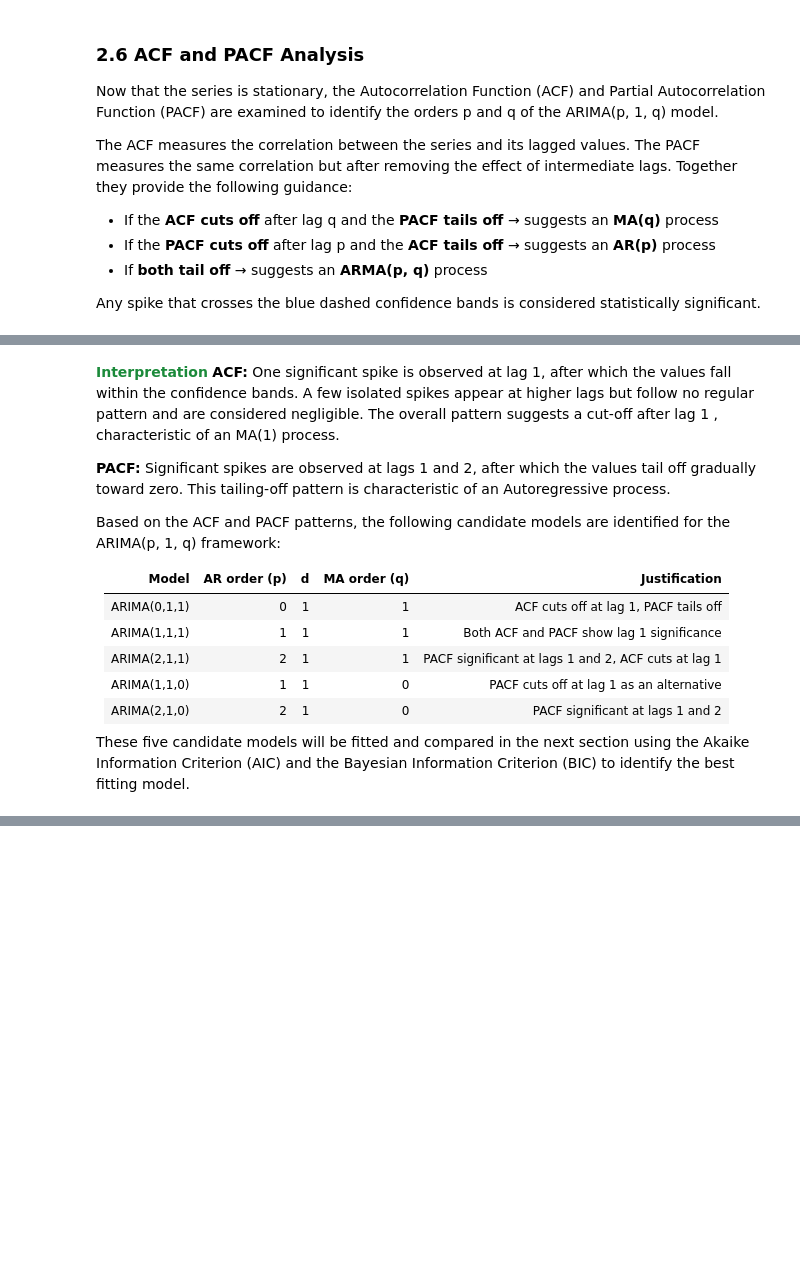
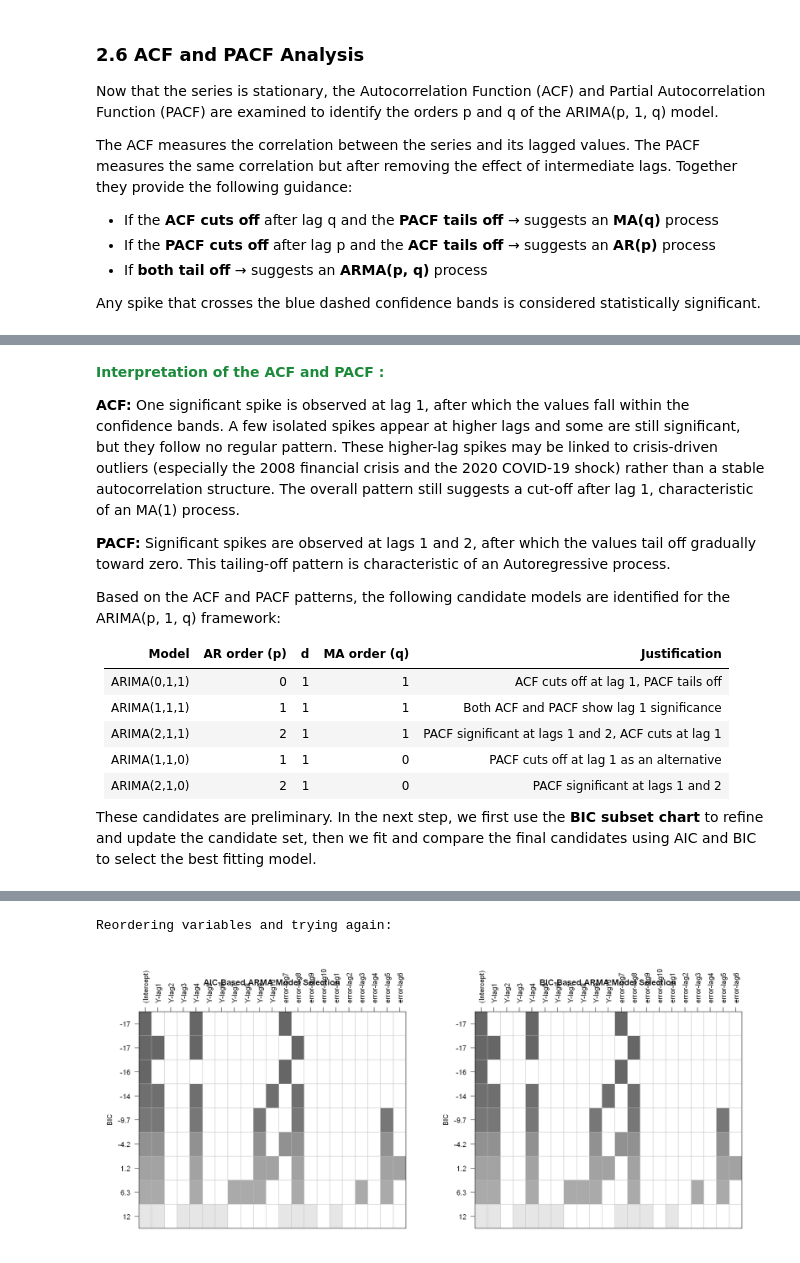
Before and after one commit to AfafKhadraoui/-Brent-Crude-Oil-Time-Series-Forecasting, a Jupyter notebook: Individual_project_Afaf_Khadraoui_G10.ipynb, the cells around one changed output, grey strips where cells are left out. Drawn from its saved outputs; the diff is of its cells as text; code cells hidden in the pictures; blank space fills up the shorter version.

```diff
--- a/Individual_project_Afaf_Khadraoui_G10.ipynb
+++ b/Individual_project_Afaf_Khadraoui_G10.ipynb
@@ -544,10 +526,13 @@ par(mfrow = c(1, 1))
 # %% [markdown]
-<span style="color: #1b8a3a;"><strong>Interpretation</strong></span>
+<span style="color: #1b8a3a;"><strong>Interpretation of the ACF and PACF : </strong></span>
+
 **ACF:** One significant spike is observed at lag 1, after which
 the values fall within the confidence bands. A few isolated spikes
-appear at higher lags but follow no regular pattern and are
-considered negligible. The overall pattern suggests a cut-off
-after lag 1 , characteristic of an MA(1) process.
+appear at higher lags and some are still significant, but they follow no
+regular pattern. These higher-lag spikes may be linked to crisis-driven
+outliers (especially the 2008 financial crisis and the 2020 COVID-19 shock)
+rather than a stable autocorrelation structure. The overall pattern still
+suggests a cut-off after lag 1, characteristic of an MA(1) process.
 
 **PACF:** Significant spikes are observed at lags 1 and 2, after
 which the values tail off gradually toward zero. This tailing-off
@@ -564,7 +549,25 @@ are identified for the ARIMA(p, 1, q) framework:
 | ARIMA(1,1,0) | 1 | 1 | 0 | PACF cuts off at lag 1 as an alternative |
 | ARIMA(2,1,0) | 2 | 1 | 0 | PACF significant at lags 1 and 2 |
 
-These five candidate models will be fitted and compared in the
-next section using the Akaike Information Criterion (AIC) and
-the Bayesian Information Criterion (BIC) to identify the best
-fitting model.
+These candidates are preliminary. In the next step, we first use the **BIC subset chart** to refine and update the candidate set, then we fit and compare the final candidates using AIC and BIC to select the best fitting model.
+# %%
+# ARMA subset selection using AIC and BIC grids
+
+# Clean stationary series for subset search
+x <- na.omit(as.numeric(train_diff))
+max_order <- 10
+
+subset_models <- TSA::armasubsets(
+  y = x,
+  nar = max_order,
+  nma = max_order,
+  ar.method = "ols"
+ )
+
+# Plot AIC and BIC selection grids with white background
+options(repr.plot.width = 16, repr.plot.height = 7)
+par(mfrow = c(1, 2), bg = "white", mar = c(5, 5, 4, 2) + 0.1)
+plot(subset_models, criterion = "AIC", main = "AIC-Based ARMA Model Selection")
+plot(subset_models, criterion = "BIC", main = "BIC-Based ARMA Model Selection")
+par(mfrow = c(1, 1))
+# %% [output]
@@ -570,0 +576,2 @@ fitting model.
+Reordering variables and trying again:
+[figure, added]
```
Also changed, not shown: parts of 3 cells of this notebook.
